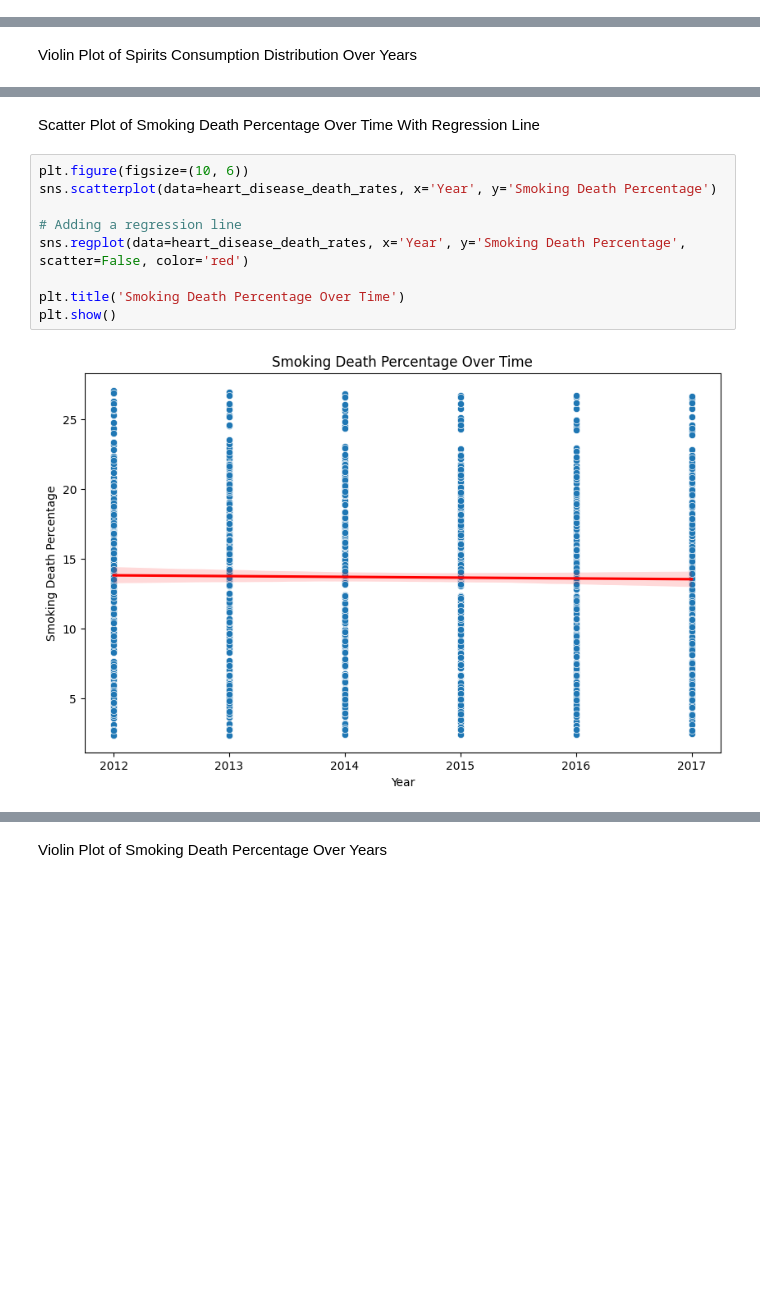
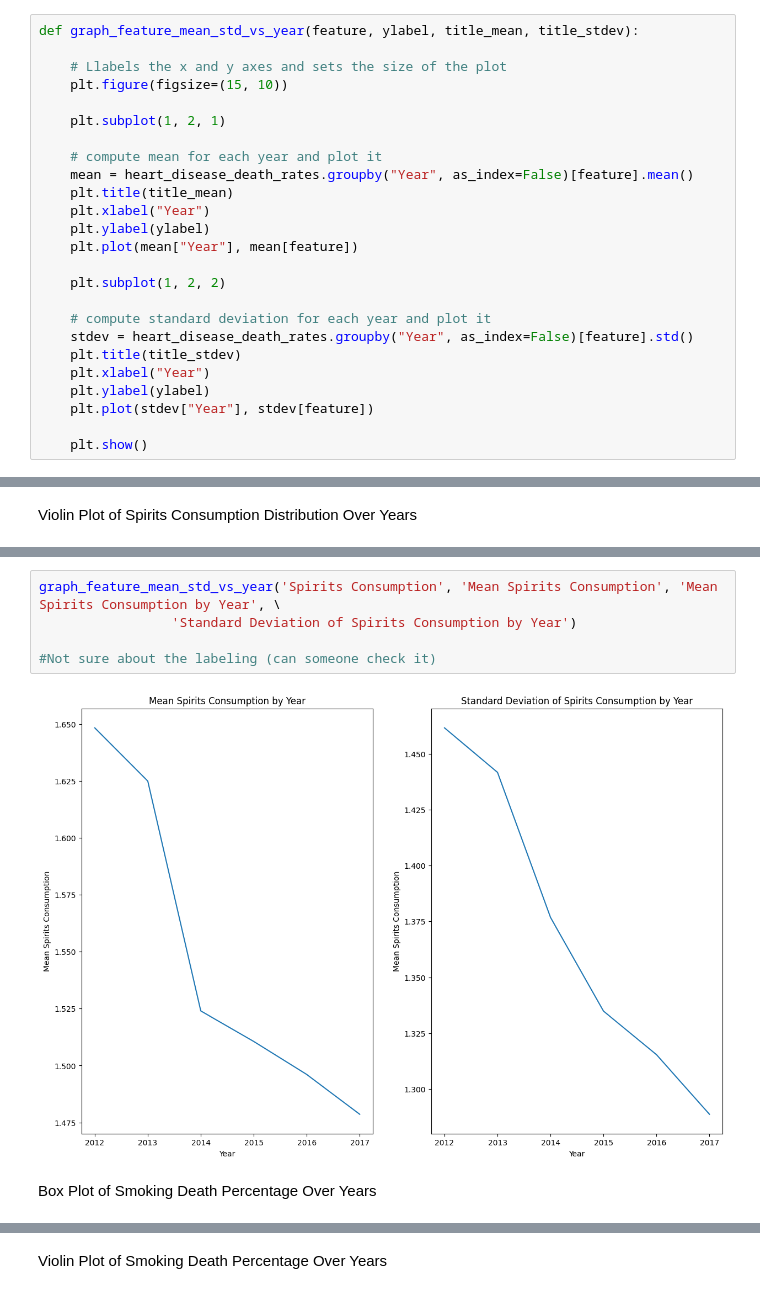
Before and after one commit to tulisamarth123/tulisamarth123.github.io, a Jupyter notebook: final_tutorial_notebook.ipynb, the cells around one changed output, grey strips where cells are left out. Cells and saved outputs as stored; diff of their text form; blank space fills up the shorter version.

```diff
--- a/final_tutorial_notebook.ipynb
+++ b/final_tutorial_notebook.ipynb
@@ -615,3 +615,28 @@ Percent of Missing Data: 0.0
 1368 rows × 14 columns
 # %% [markdown]
 **Data Visualization**
+# %%
+def graph_feature_mean_std_vs_year(feature, ylabel, title_mean, title_stdev):
+
+    # Llabels the x and y axes and sets the size of the plot
+    plt.figure(figsize=(15, 10))
+
+    plt.subplot(1, 2, 1)
+
+    # compute mean for each year and plot it
+    mean = heart_disease_death_rates.groupby("Year", as_index=False)[feature].mean()
+    plt.title(title_mean)
+    plt.xlabel("Year")
+    plt.ylabel(ylabel)
+    plt.plot(mean["Year"], mean[feature])
+
+    plt.subplot(1, 2, 2)
+
+    # compute standard deviation for each year and plot it
+    stdev = heart_disease_death_rates.groupby("Year", as_index=False)[feature].std()
+    plt.title(title_stdev)
+    plt.xlabel("Year")
+    plt.ylabel(ylabel)
+    plt.plot(stdev["Year"], stdev[feature])
+
+    plt.show()
@@ -643,15 +671,11 @@ plt.show()
 # %% [output]
 [figure]
+# %%
+graph_feature_mean_std_vs_year('Spirits Consumption', 'Mean Spirits Consumption', 'Mean Spirits Consumption by Year', \
+                 'Standard Deviation of Spirits Consumption by Year')
+
+#Not sure about the labeling (can someone check it)
+# %% [output]
+[figure, added]
 # %% [markdown]
-Scatter Plot of Smoking Death Percentage Over Time With Regression Line
+Box Plot of Smoking Death Percentage Over Years
-# %%
-plt.figure(figsize=(10, 6))
-sns.scatterplot(data=heart_disease_death_rates, x='Year', y='Smoking Death Percentage')
-
-# Adding a regression line
-sns.regplot(data=heart_disease_death_rates, x='Year', y='Smoking Death Percentage', scatter=False, color='red')
-
-plt.title('Smoking Death Percentage Over Time')
-plt.show()
-# %% [output]
-[figure, removed]
```
Also changed, not shown: parts of 14 cells of this notebook.
